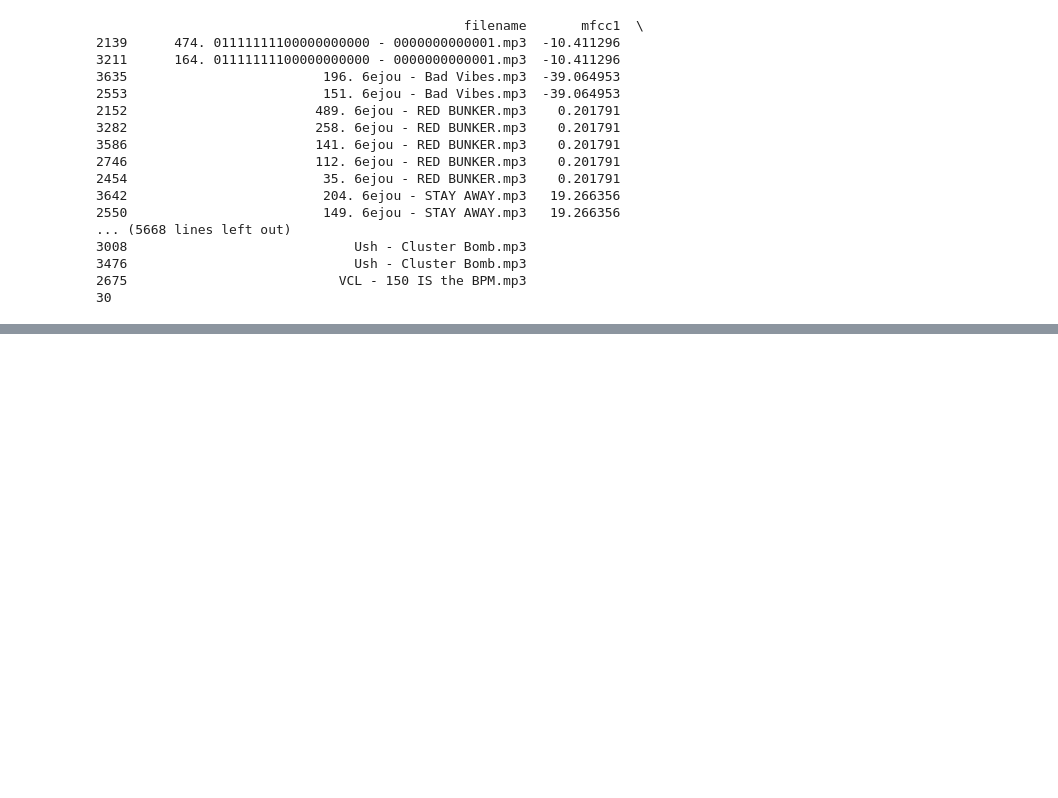
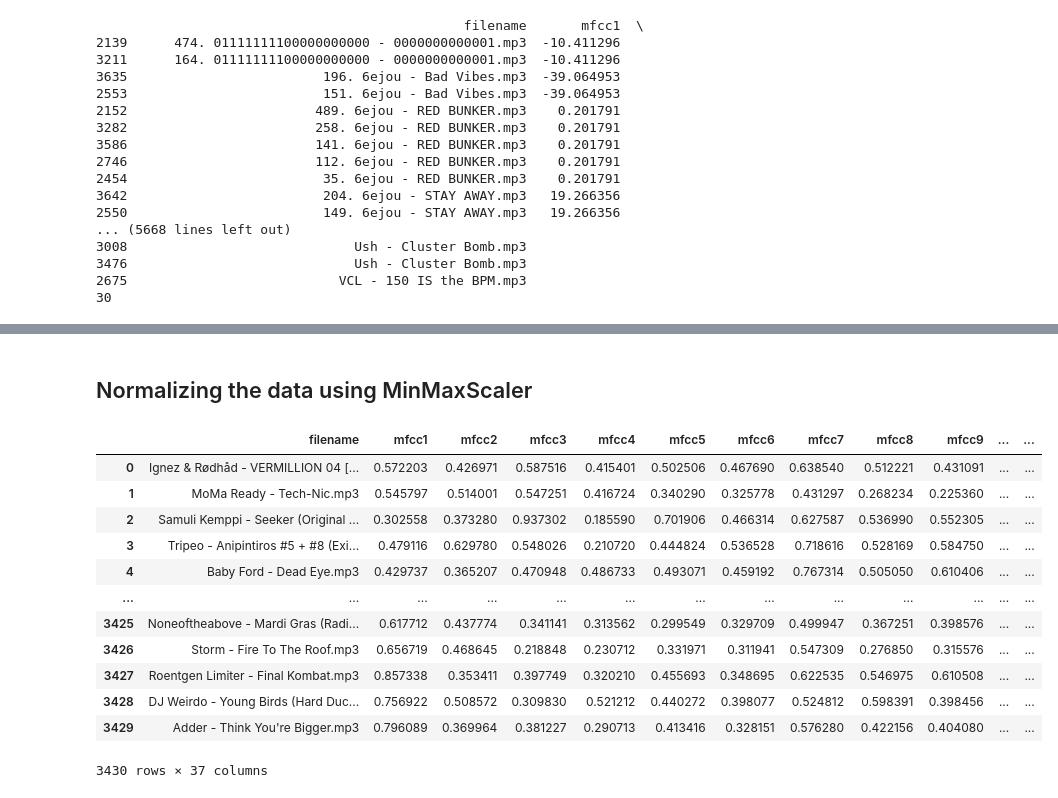
Before and after one commit to zeinramadan/ProperBot, a Jupyter notebook: notebooks/RandomForrestDataset.ipynb, the cells around one changed output, grey strips where cells are left out. Drawn from its saved outputs; the diff is of its cells as text; code cells hidden in the pictures; blank space fills up the shorter version.

Commit message:
add initial model code - RandomForrest

```diff
--- a/notebooks/CreateDataset.ipynb
+++ b/notebooks/RandomForrestDataset.ipynb
@@ -157,0 +220,35 @@ final_df
+# %% [markdown]
+## Normalizing the data using MinMaxScaler
+# %%
+from sklearn.preprocessing import MinMaxScaler
+import pandas as pd
+
+df = pd.read_csv('data/audio_features_no_duplicates_new.csv')
+
+
+# Select the feature columns (excluding 'filename' and 'label')
+feature_columns = df.columns.difference(['filename', 'label'])
+
+# Initialize the MinMaxScaler
+scaler = MinMaxScaler()
+
+# Fit and transform the data
+df[feature_columns] = scaler.fit_transform(df[feature_columns])
+
+# Write to csv
+df.to_csv('data/audio_features_no_duplicates_new_normalized.csv', index=False)
+df
+# %% [output]
+|  | filename | mfcc1 | mfcc2 | mfcc3 | mfcc4 | mfcc5 | mfcc6 | mfcc7 | mfcc8 | mfcc9 | ... | ... |
+| 0 | Ignez & Rødhåd - VERMILLION 04 [... | 0.572203 | 0.426971 | 0.587516 | 0.415401 | 0.502506 | 0.467690 | 0.638540 | 0.512221 | 0.431091 | ... | ... |
+| 1 | MoMa Ready - Tech-Nic.mp3 | 0.545797 | 0.514001 | 0.547251 | 0.416724 | 0.340290 | 0.325778 | 0.431297 | 0.268234 | 0.225360 | ... | ... |
+| 2 | Samuli Kemppi - Seeker (Original ... | 0.302558 | 0.373280 | 0.937302 | 0.185590 | 0.701906 | 0.466314 | 0.627587 | 0.536990 | 0.552305 | ... | ... |
+| 3 | Tripeo - Anipintiros #5 + #8 (Exi... | 0.479116 | 0.629780 | 0.548026 | 0.210720 | 0.444824 | 0.536528 | 0.718616 | 0.528169 | 0.584750 | ... | ... |
+| 4 | Baby Ford - Dead Eye.mp3 | 0.429737 | 0.365207 | 0.470948 | 0.486733 | 0.493071 | 0.459192 | 0.767314 | 0.505050 | 0.610406 | ... | ... |
+| ... | ... | ... | ... | ... | ... | ... | ... | ... | ... | ... | ... | ... |
+| 3425 | Noneoftheabove - Mardi Gras (Radi... | 0.617712 | 0.437774 | 0.341141 | 0.313562 | 0.299549 | 0.329709 | 0.499947 | 0.367251 | 0.398576 | ... | ... |
+| 3426 | Storm - Fire To The Roof.mp3 | 0.656719 | 0.468645 | 0.218848 | 0.230712 | 0.331971 | 0.311941 | 0.547309 | 0.276850 | 0.315576 | ... | ... |
+| 3427 | Roentgen Limiter - Final Kombat.mp3 | 0.857338 | 0.353411 | 0.397749 | 0.320210 | 0.455693 | 0.348695 | 0.622535 | 0.546975 | 0.610508 | ... | ... |
+| 3428 | DJ Weirdo - Young Birds (Hard Duc... | 0.756922 | 0.508572 | 0.309830 | 0.521212 | 0.440272 | 0.398077 | 0.524812 | 0.598391 | 0.398456 | ... | ... |
+| 3429 | Adder - Think You're Bigger.mp3 | 0.796089 | 0.369964 | 0.381227 | 0.290713 | 0.413416 | 0.328151 | 0.576280 | 0.422156 | 0.404080 | ... | ... |
+3430 rows × 37 columns
```
Also changed, not shown: parts of 6 cells of this notebook, 2 other files.
